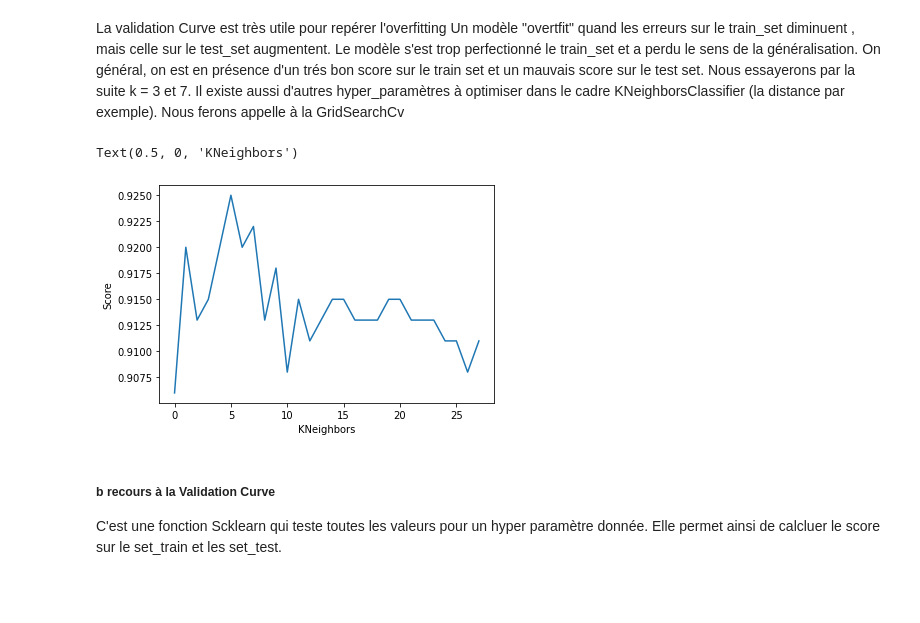
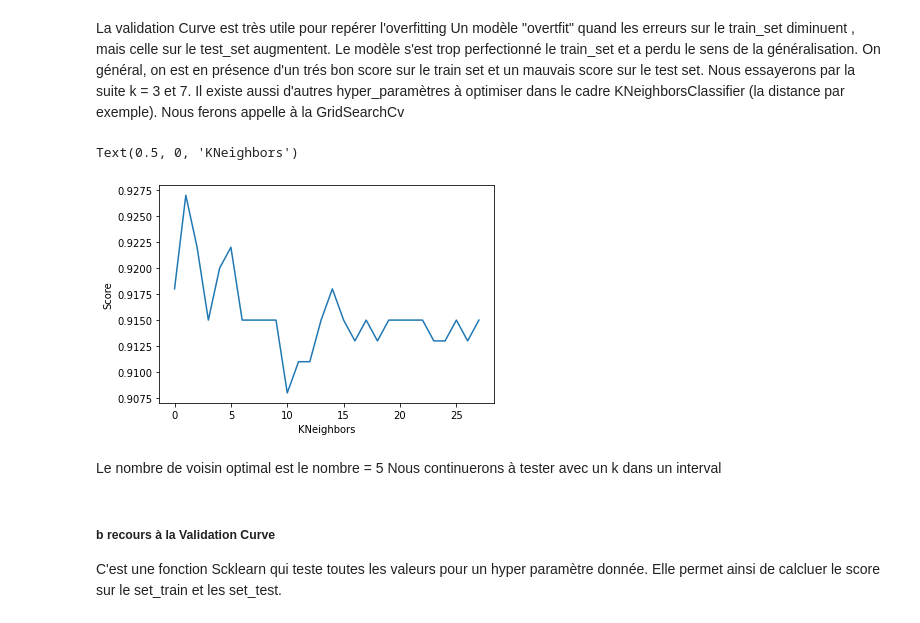
Before and after one commit to SaciaHouioua/BriefKnn, a Jupyter notebook: briefKnn.ipynb, the cells around one changed output. Cells and saved outputs as stored; diff of their text form; code cells hidden in the pictures; blank space fills up the shorter version.

```diff
--- a/briefKnn.ipynb
+++ b/briefKnn.ipynb
@@ -374,14 +374,14 @@ Il existe aussi d'autres hyper_paramètres à optimiser dans le cadre KNeighbors
 # %%
 #determination du nombre de Kneighbord optimal avec la
 # cross_val_score
 valScore =[]
 for k in range(2,30) :
-    S = round(cross_val_score(KNeighborsClassifier(k), X_train, y_train, cv=5, scoring='accuracy').mean(),3)
+    S = round(cross_val_score(KNeighborsClassifier(k), X_train, y_train, cv=10, scoring='accuracy').mean(),3)
     valScore.append(S)
 plt.plot(valScore)
 plt.ylabel('Score')
 plt.xlabel('KNeighbors')
 #plt.legend()
 # %% [output]
 Text(0.5, 0, 'KNeighbors')
-[figure, old version]
+[figure, new version]
@@ -391,3 +388,6 @@ Nous continuerons à tester avec un k dans un interval
+# %% [markdown]
+Le nombre de voisin optimal est le nombre = 5
+Nous continuerons à tester avec un k dans un interval
 # %% [markdown]
 ##### b recours à la Validation Curve
 C'est une fonction Scklearn qui teste toutes les valeurs pour un hyper paramètre donnée. Elle permet ainsi de calcluer le score sur le set_train et les set_test.
```
Also changed, not shown: parts of 14 cells of this notebook, 2 other files.
